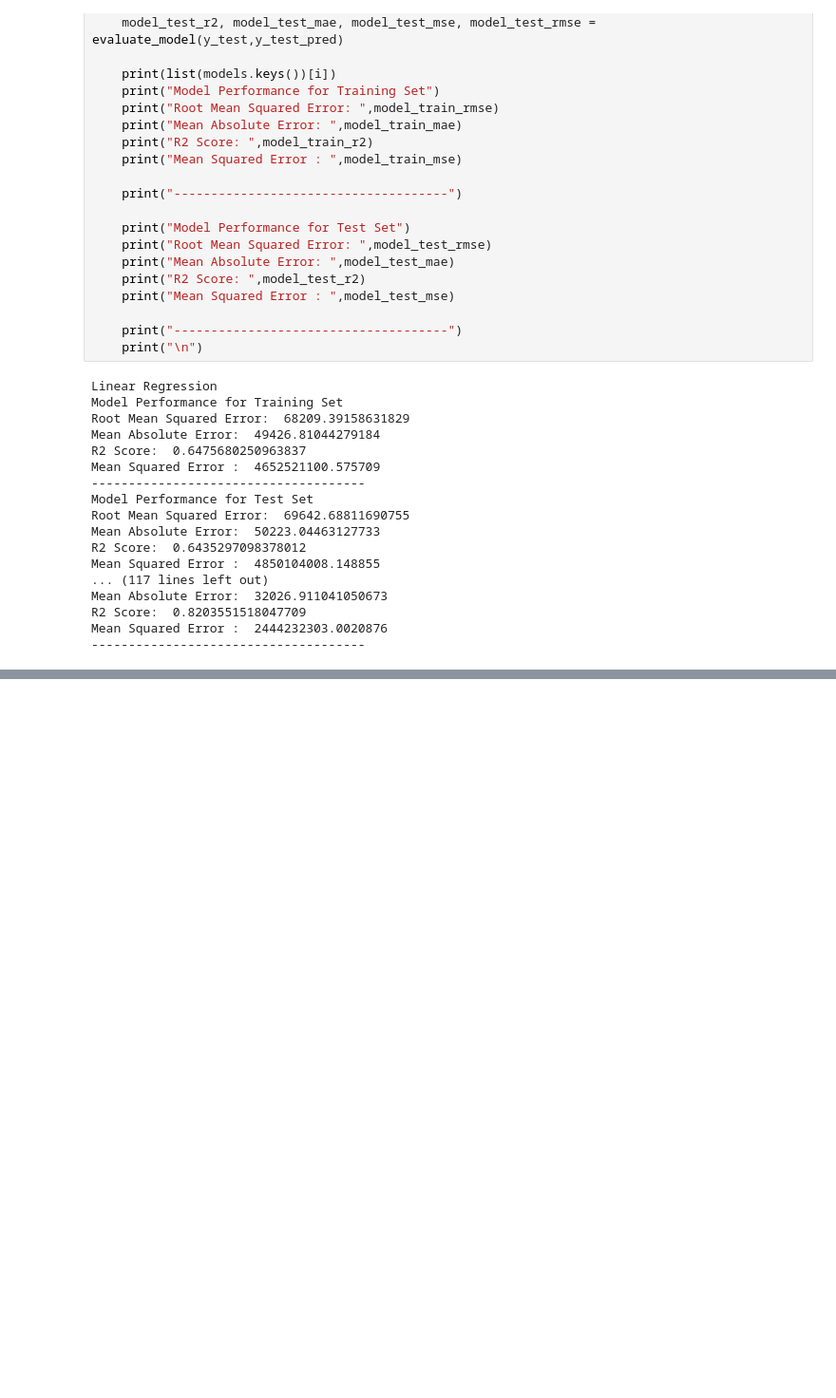
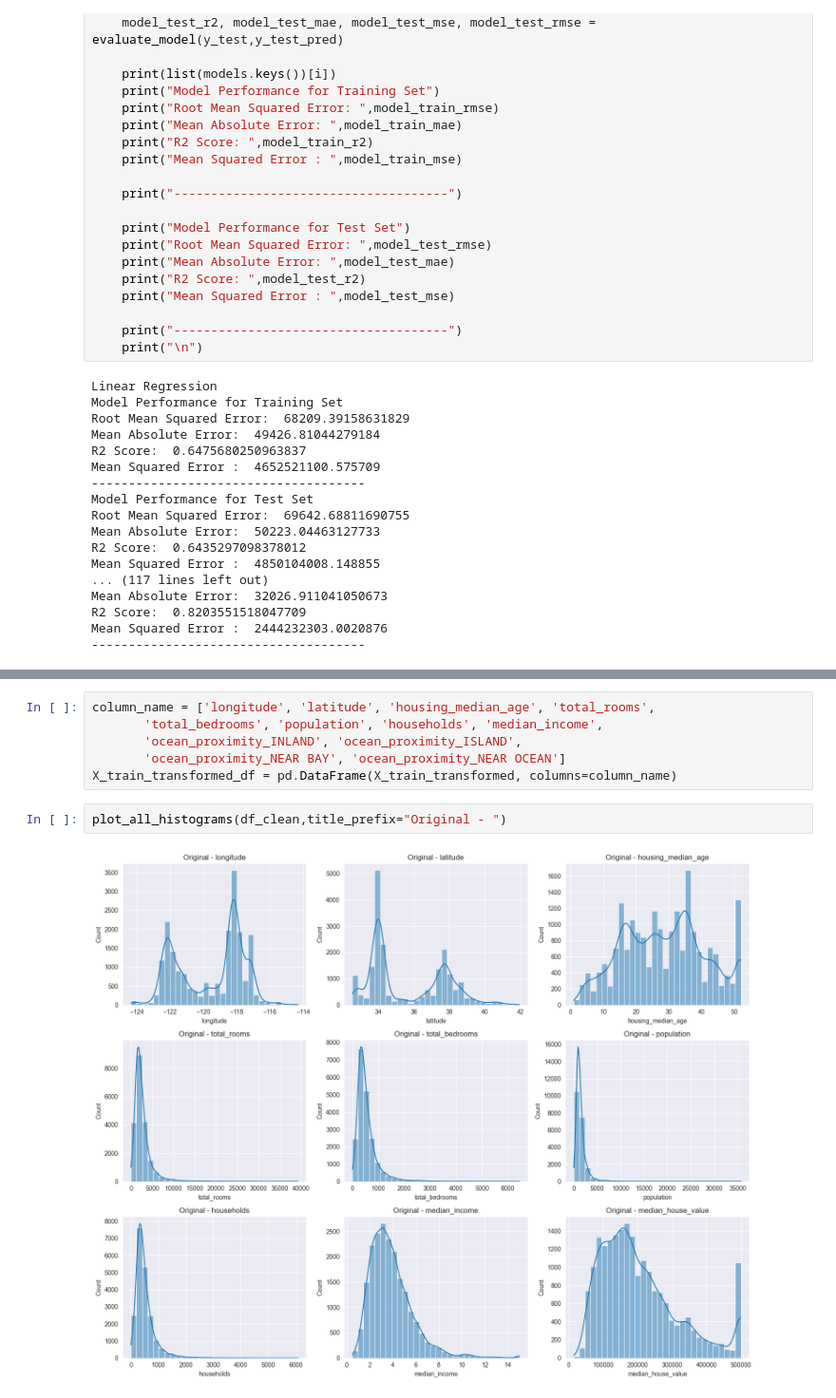
Before and after one commit to cveysel/KursDerslerim, a Jupyter notebook: MakineOgrenmesi/LightGBMOdev.ipynb, the cells around one changed output, grey strips where cells are left out. Shown: that part at 95% size. Saved outputs shown, nothing was run; the diff lists cells and outputs as text; blank space fills up the shorter version.

```diff
--- a/MakineOgrenmesi/LightGBMOdev.ipynb
+++ b/MakineOgrenmesi/LightGBMOdev.ipynb
@@ -277,0 +276,10 @@ model.fit(X_train_transformed,y_train_transformed)
+# %%
+column_name = ['longitude', 'latitude', 'housing_median_age', 'total_rooms',
+       'total_bedrooms', 'population', 'households', 'median_income',
+       'ocean_proximity_INLAND', 'ocean_proximity_ISLAND',
+       'ocean_proximity_NEAR BAY', 'ocean_proximity_NEAR OCEAN']
+X_train_transformed_df = pd.DataFrame(X_train_transformed, columns=column_name)
+# %%
+plot_all_histograms(df_clean,title_prefix="Original - ")
+# %% [output]
+[figure, added]
```
Also changed, not shown: parts of 15 cells of this notebook.
